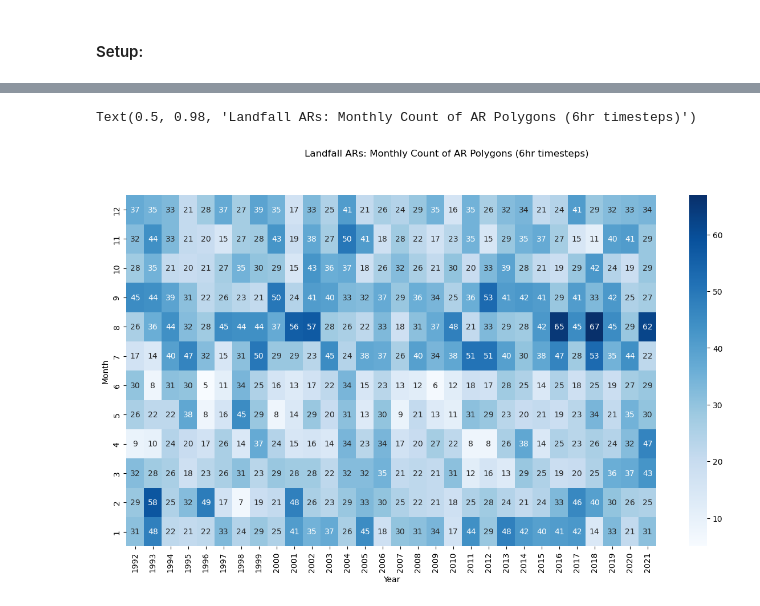
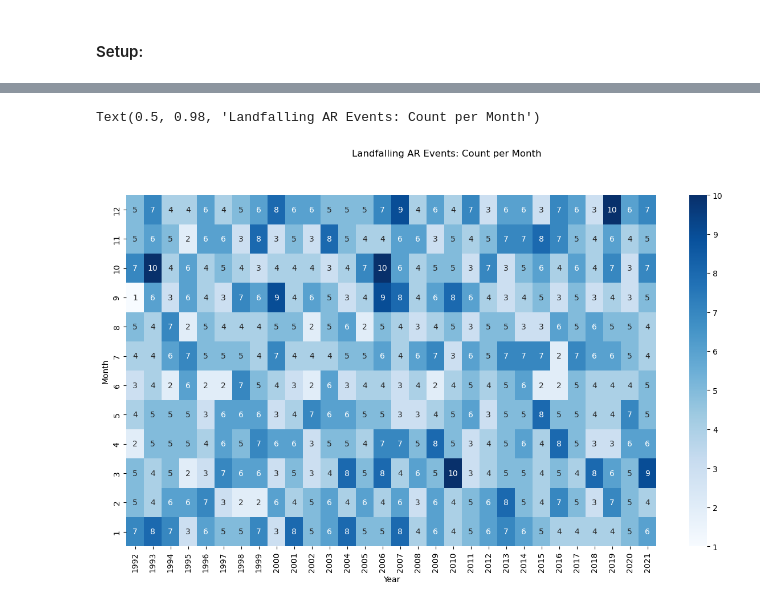
Before and after one commit to ua-snap/ar_avalanche, a Jupyter notebook: AR_QC.ipynb, the cells around one changed output, grey strips where cells are left out. Cells and saved outputs as stored; diff of their text form; code cells hidden in the pictures.

```diff
--- a/AR_QC.ipynb
+++ b/AR_QC.ipynb
@@ -10,8 +13,0 @@ import matplotlib.pyplot as plt
-# %%
-#import AR events shapefile
-#ars_events = gpd.read_file("/atlas_scratch/jdpaul3/ar/outputs/landfall_ars_events.shp")
-
-#import AR 6hr shapefile
-gdf = gpd.read_file("/atlas_scratch/jdpaul3/ar/outputs/landfall_ars_6hr.shp")
-# %%
-gdf['time'] = pd.to_datetime(gdf['time'])
@@ -34,12 +87,12 @@ gdf
 # %%
-gdf["Year"] = gdf.time.apply(lambda x: x.year)
-gdf["Month"] = gdf.time.apply(lambda x: x.month)
+gdf["Year"] = gdf.start.apply(lambda x: x.year)
+gdf["Month"] = gdf.end.apply(lambda x: x.month)
 pt = gdf.pivot_table(index="Month",columns="Year",values="index", aggfunc="count").fillna(0)
 
 fig, ax = plt.subplots(figsize=(15, 8))
 sns.heatmap(pt, annot=True, ax=ax, cmap='Blues')
 ax.invert_yaxis()
-fig.suptitle('Landfall ARs: Monthly Count of AR Polygons (6hr timesteps)')
+fig.suptitle('Landfalling AR Events: Count per Month')
 # %% [output]
-Text(0.5, 0.98, 'Landfall ARs: Monthly Count of AR Polygons (6hr timesteps)')
+Text(0.5, 0.98, 'Landfalling AR Events: Count per Month')
-[figure, old version]
+[figure, new version]
```
Also changed, not shown: parts of 15 cells of this notebook, 3 other files.
